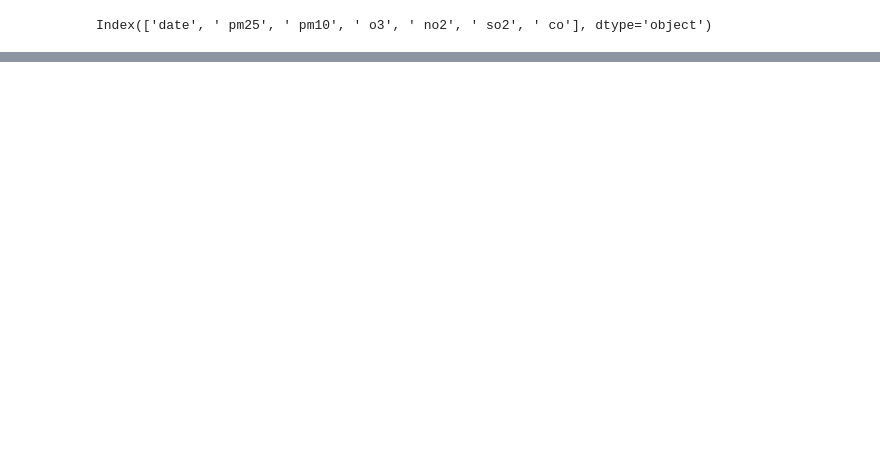
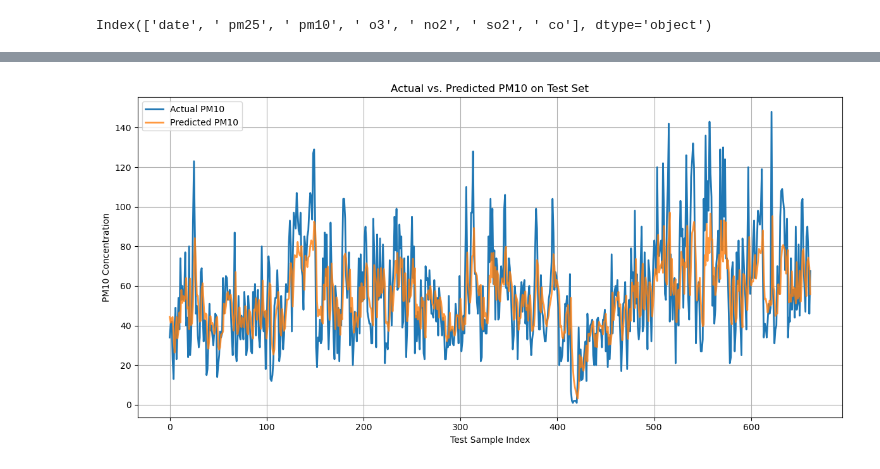
Before and after one commit to 13aba/UB-AQ-Predictor, a Jupyter notebook: notebooks/AQ-predictor.ipynb, the cells around one changed output, grey strips where cells are left out. Cells and saved outputs as stored; diff of their text form; code cells hidden in the pictures; blank space fills up the shorter version.

Commit message:
-finished initial testing on notebooks
-Created test LSTM model with 0.004 loss value.
-Moving to building Django app with proper python scripts

```diff
--- a/notebooks/AQ-predictor.ipynb
+++ b/notebooks/AQ-predictor.ipynb
@@ -91,0 +121,15 @@ for pollutant in pollutants:
+# %%
+#Split the data into train and test sets
+x_train, x_test, y_train, y_test = train_test_split(x, y, test_size=0.2, shuffle=False)
+# %%
+#Create the model
+model = Sequential()
+#LSTM layers
+model.add(LSTM(64, return_sequences=True, input_shape=(seq_len, 1)))
+model.add(LSTM(64, return_sequences=False))
+
+#Final layer to predict the next value
+model.add(Dense(1))
+
+model.summary()
+model.compile(optimizer='adam', loss='mae')
@@ -91,0 +150,2 @@ for pollutant in pollutants:
+# %%
+training = model.fit(x_train, y_train, validation_data=(x_test, y_test), epochs=20, batch_size=32)
@@ -91,0 +170,7 @@ for pollutant in pollutants:
+# %%
+#Prediction for the test data
+y_pred = model.predict(x_test)
+
+#Inverse the scaling for both test and predidction values
+y_pred_inv = scaler.inverse_transform(y_pred)
+y_test_inv = scaler.inverse_transform(y_test.reshape(-1, 1))
@@ -91,0 +179,13 @@ for pollutant in pollutants:
+# %%
+plt.figure(figsize=(12, 6))
+plt.plot(y_test_inv, label='Actual PM10', linewidth=2)
+plt.plot(y_pred_inv, label='Predicted PM10', linewidth=2, alpha=0.8)
+plt.title('Actual vs. Predicted PM10 on Test Set')
+plt.xlabel('Test Sample Index')
+plt.ylabel('PM10 Concentration')
+plt.legend()
+plt.grid(True)
+plt.tight_layout()
+plt.show()
+# %% [output]
+[figure, added]
```
Also changed, not shown: parts of 11 cells of this notebook.
